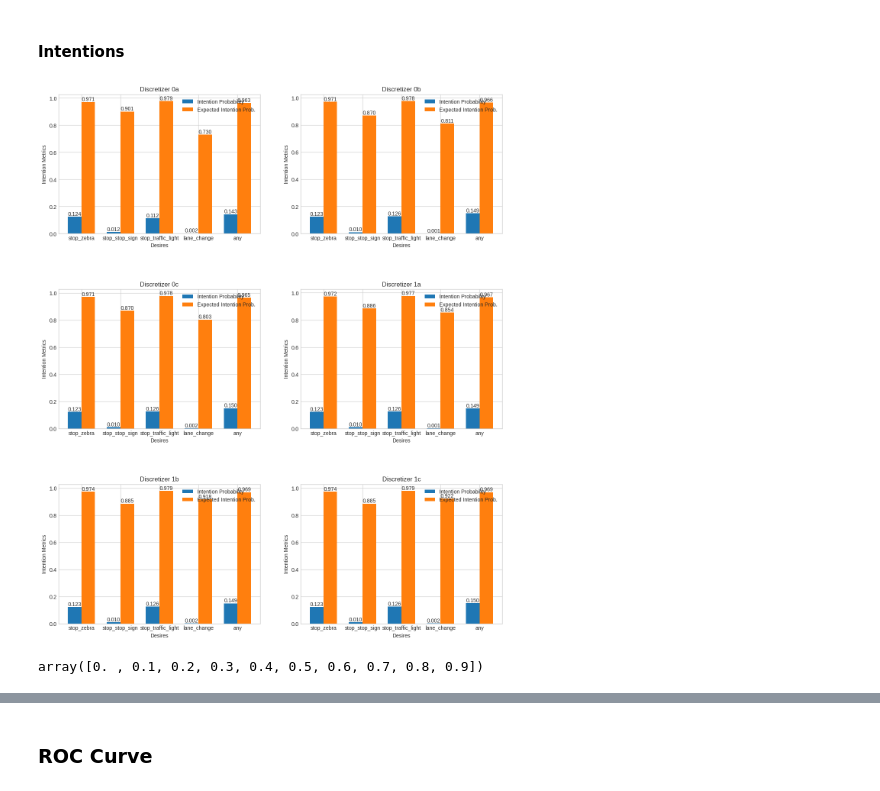
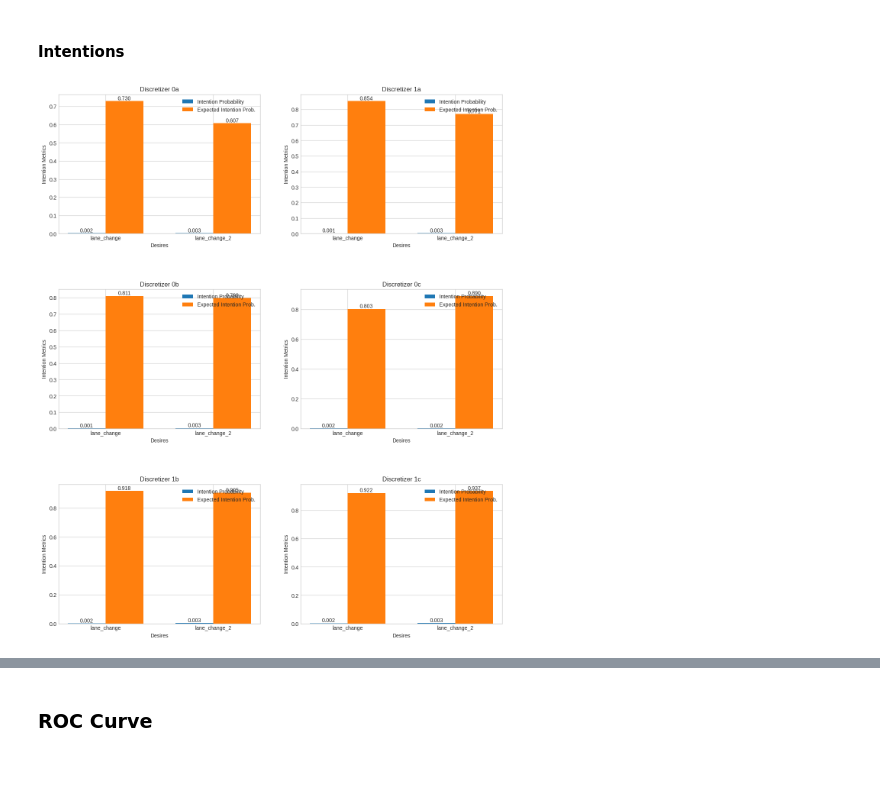
Before and after one commit to SaraMo14/nuscenes-pg, a Jupyter notebook: test_intentions.ipynb, the cells around one changed output, grey strips where cells are left out. Drawn from its saved outputs; the diff is of its cells as text; code cells hidden in the pictures.

```diff
--- a/test_intentions.ipynb
+++ b/test_intentions.ipynb
@@ -16,9 +16,11 @@ import matplotlib.pyplot as plt
 stop_traffic_light = Desire("stop_traffic_light", 1, {Predicate(IsTrafficLightNearby, [IsTrafficLightNearby.YES])})
 stop_stop_sign = Desire("stop_stop_sign", 1, {Predicate(IsStopSignNearby, [IsStopSignNearby.YES])})
 stop_zebra = Desire("stop_zebra", 1, {Predicate(IsZebraNearby, [IsZebraNearby.YES])})
-#obstacle_avoidance_l = Desire("obstacle_avoidance_left", 7, {Predicate(FrontLeftObjects, [FrontLeftObjects(1, discretization="binary")]) })
+obstacle_avoidance_l = Desire("obstacle_avoidance_left", 7, {Predicate(FrontLeftObjects, [FrontLeftObjects(1, discretization="binary")]) })
+obstacle_avoidance_l2 = Desire("obstacle_avoidance_left", 3, {Predicate(FrontLeftObjects, [FrontLeftObjects(1, discretization="binary")]) })
 #obstacle_avoidance_r = Desire("obstacle_avoidance_right", 8, {Predicate(FrontRightObjects, [FrontRightObjects(1,discretization="binary")])})
-lane_change = Desire("lane_change", 8, {Predicate(LanePosition, [LanePosition.CENTER]) })
+lane_change_to_left = Desire("lane_change_to_left", 8, {Predicate(LanePosition, [LanePosition.CENTER]) }) #GAS_TURN_LEFT
+lane_change_to_right = Desire("lane_change_to_right", 7, {Predicate(LanePosition, [LanePosition.CENTER]) }) #GAS_TURN_RIGHT
 any = Desire("any", None, set())
 # %% [markdown]
 #### Example with Discretiser D0a
@@ -34,7 +36,7 @@ default_config = {'obj_discretizer': 'multiple', 'vel_discretizer': 'multiple'}
 intentions_data = {}
 desires_data = {}
 commitment_threshold = 0.5
-for discretizer_id in ['0a','0b','0c','1a','1b','1c']:
+for discretizer_id in ['0a', '1a','0b','0c','1a','1b','1c']:
     config = default_config
     for key in discretizer_configs:
         if key in discretizer_id:
@@ -54,7 +56,7 @@ for discretizer_id in ['0a','0b','0c','1a','1b','1c']:
     pg = PG.PolicyGraph.from_nodes_and_edges(nodes_path, edges_path, environment, discretizer)
     #if '0' not in discretizer_id:
     #    stop_zebra = Desire("stop_zebra", 1, {Predicate(IsZebraNearby, [IsZebraNearby.YES]), Predicate(PedestrianNearby, [PedestrianNearby())})
-    ii = IntentionIntrospector({stop_traffic_light, stop_stop_sign, stop_zebra,lane_change}, pg)
+    ii = IntentionIntrospector({lane_change_to_left, lane_change_to_right}, pg)
 
     desires_data[discretizer_id] = ii.find_desires()
 
@@ -108,7 +93,7 @@ desires_data
 fig, axes = plt.subplots(3, 2, figsize=(15, 18))
 fig.subplots_adjust(hspace=0.4)
 discretizer_labels = list(desires_data.keys())
-desires = ["stop_zebra", "stop_stop_sign", "stop_traffic_light", "lane_change"]#, "any"]
+desires = ['lane_change_to_left', 'lane_change_to_right',"stop_zebra", "stop_stop_sign", "stop_traffic_light", "lane_change", "any"]
 
 for i, discretizer in enumerate(discretizer_labels):
     row, col = divmod(i, 2)
@@ -120,7 +105,6 @@ for i, discretizer in enumerate(discretizer_labels):
     val2 = []
 
     for desire in desires:
-        print(values[desire])
         if desire == 'any':
             #value = ii.get_intention_metrics(0.5,Desire("any", None, set()))
             val1.append(values[desire][0])
@@ -161,14 +144,14 @@ TypeError: list indices must be integers or slices, not str
 # %%
 fig, axes = plt.subplots(3, 2, figsize=(15, 18))
 fig.subplots_adjust(hspace=0.4)
-discretizer_labels = list(discretised_data.keys())
-desires = ["stop_zebra", "stop_stop_sign", "stop_traffic_light", "lane_change", "any"]
+discretizer_labels = list(intentions_data.keys())
+desires = ["lane_change", "lane_change_2"]#stop_zebra", "stop_stop_sign", "stop_traffic_light", "lane_change", "any"]
 
 for i, discretizer in enumerate(discretizer_labels):
     row, col = divmod(i, 2)
     ax = axes[row, col]
 
-    values = discretised_data[discretizer]
+    values = intentions_data[discretizer]
     labels = []
     val1 = []
     val2 = []
@@ -180,35 +163,31 @@ for i, discretizer in enumerate(discretizer_labels):
             val2.append(values[desire][1])
         else:
             val1.append(values[desire][0])
             val2.append(values[desire][1])
         labels.append(f"{desire}")
 
     x = np.arange(len(desires))
     width = 0.35
 
     rects1 = ax.bar(x - width/2, val1, width, label='Intention Probability')
     rects2 = ax.bar(x + width/2, val2, width, label='Expected Intention Prob.')
 
     ax.set_xlabel('Desires')
     ax.set_ylabel('Intention Metrics')
     ax.set_title(f'Discretizer {discretizer}')
     ax.set_xticks(x)
     ax.set_xticklabels(labels)
 
     ax.legend()
     for rect in rects1:
         height = rect.get_height()
         ax.text(rect.get_x() + rect.get_width() / 2, height, f'{height:.3f}', ha='center', va='bottom')
 
     for rect in rects2:
         height = rect.get_height()
         ax.text(rect.get_x() + rect.get_width() / 2, height, f'{height:.3f}', ha='center', va='bottom')
 
 
 plt.show()
 # %% [output]
-[figure, old version]
+[figure, new version]
-# %%
-thresholds
-# %% [output]
-array([0. , 0.1, 0.2, 0.3, 0.4, 0.5, 0.6, 0.7, 0.8, 0.9])
```
Also changed, not shown: parts of 5 cells of this notebook, 2 other files.
